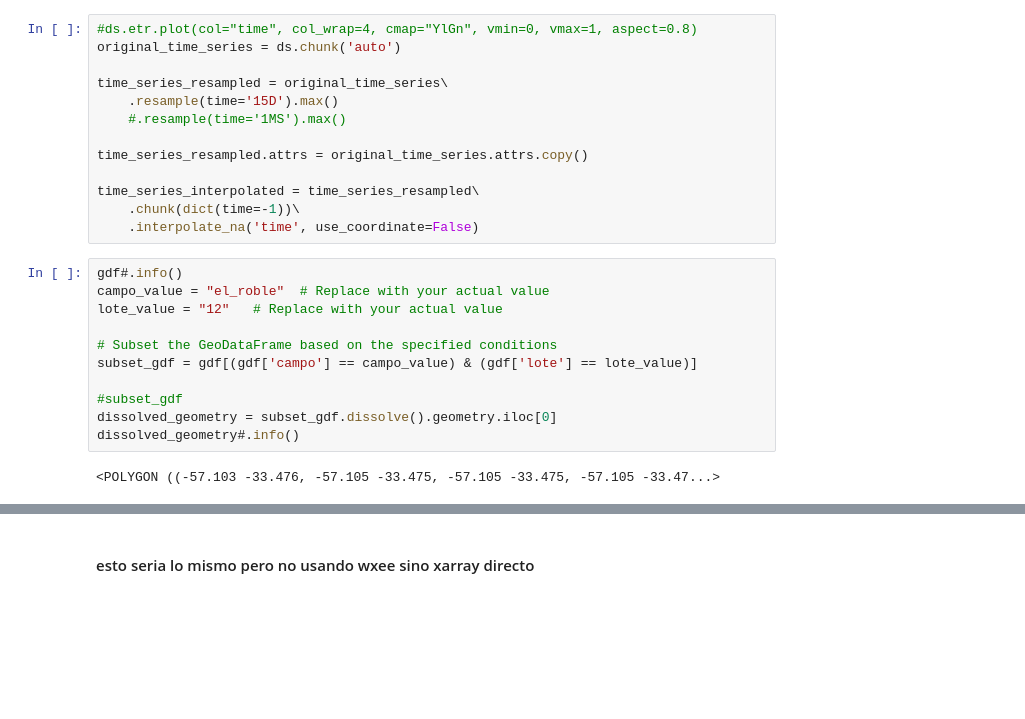
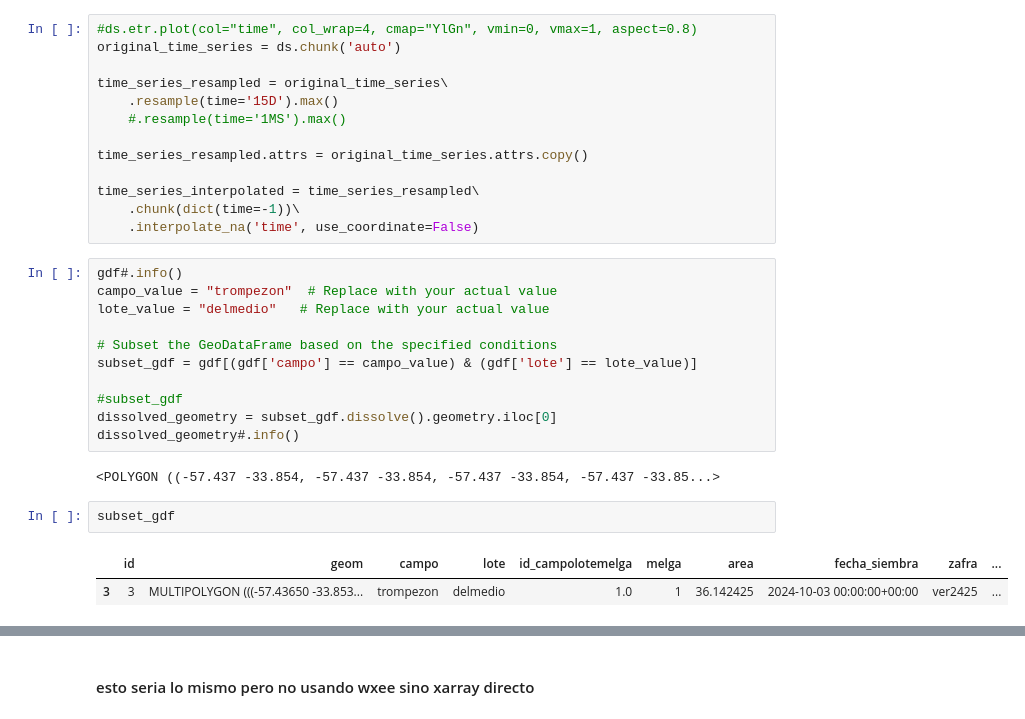
Before and after one commit to jimoreira/geeSEBAL_original, a Jupyter notebook: Examples/Image_function_geeSEBAL.ipynb, the cells around one changed output, grey strips where cells are left out. Drawn from its saved outputs; the diff is of its cells as text; blank space fills up the shorter version.

```diff
--- a/Examples/Image_function_geeSEBAL.ipynb
+++ b/Examples/Image_function_geeSEBAL.ipynb
@@ -274,8 +363,8 @@ time_series_interpolated = time_series_resampled\
     .interpolate_na('time', use_coordinate=False)
 # %%
 gdf#.info()
-campo_value = "el_roble"  # Replace with your actual value
-lote_value = "12"   # Replace with your actual value
+campo_value = "trompezon"  # Replace with your actual value
+lote_value = "delmedio"   # Replace with your actual value
 
 # Subset the GeoDataFrame based on the specified conditions
 subset_gdf = gdf[(gdf['campo'] == campo_value) & (gdf['lote'] == lote_value)]
@@ -284,7 +373,12 @@ subset_gdf = gdf[(gdf['campo'] == campo_value) & (gdf['lote'] == lote_value)]
 dissolved_geometry = subset_gdf.dissolve().geometry.iloc[0]
 dissolved_geometry#.info()
 # %% [output]
-<POLYGON ((-57.103 -33.476, -57.105 -33.475, -57.105 -33.475, -57.105 -33.47...>
+<POLYGON ((-57.437 -33.854, -57.437 -33.854, -57.437 -33.854, -57.437 -33.85...>
+# %%
+subset_gdf
+# %% [output]
+|  | id | geom | campo | lote | id_campolotemelga | melga | area | fecha_siembra | zafra | ... |
+| 3 | 3 | MULTIPOLYGON (((-57.43650 -33.853... | trompezon | delmedio | 1.0 | 1 | 36.142425 | 2024-10-03 00:00:00+00:00 | ver2425 | ... |
 # %%
 
 subset_da = time_series_interpolated.etr.rio.clip([dissolved_geometry], subset_gdf.crs)
```
Also changed, not shown: parts of 8 cells of this notebook.
